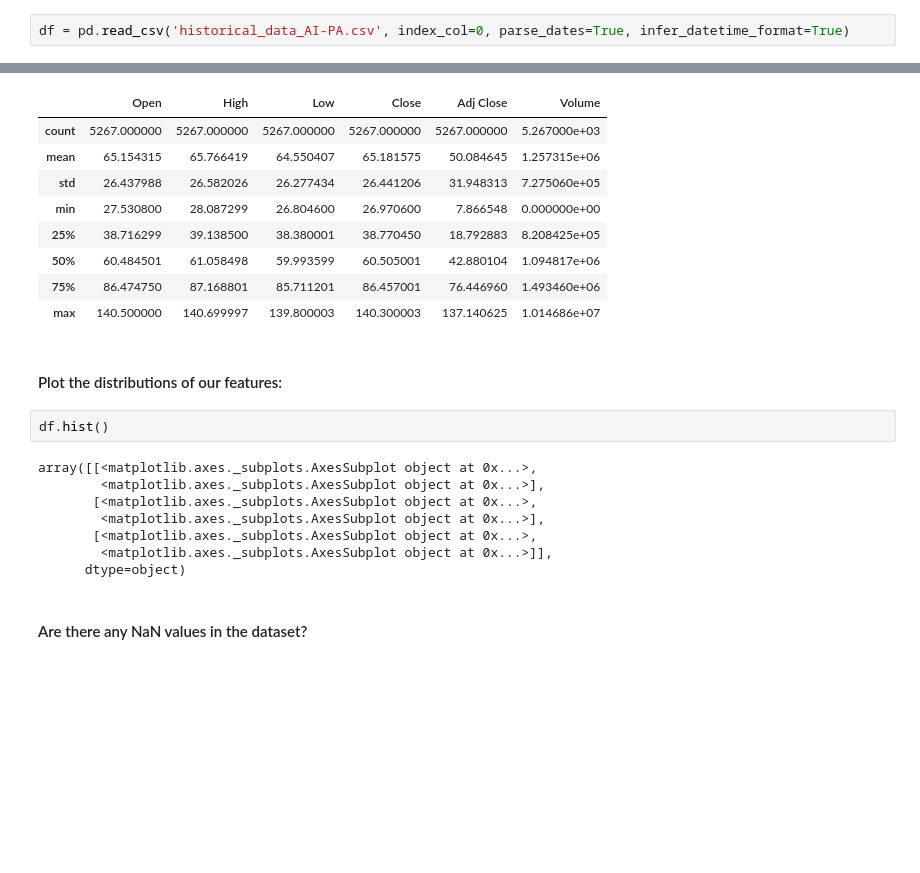
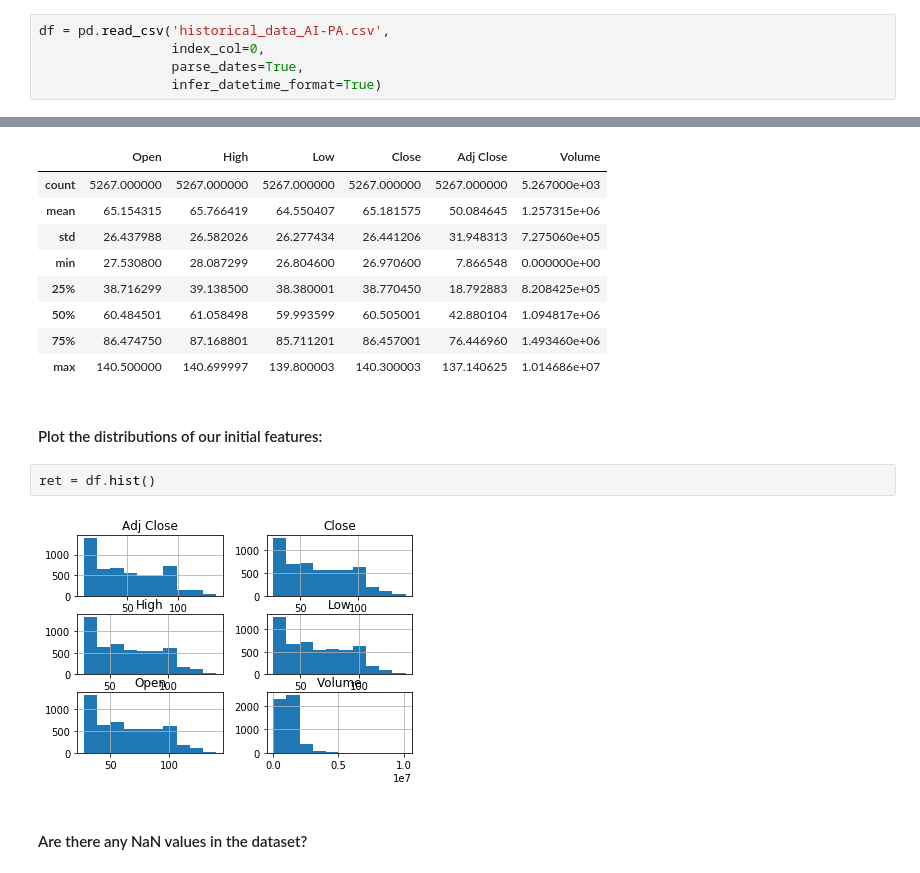
Before and after one commit to jgagnaire/autotrade, a Jupyter notebook: Stock Price Prediction I - Data Exploration and Model Selection.ipynb, the cells around one changed output, grey strips where cells are left out. Drawn from its saved outputs; the diff is of its cells as text; blank space fills up the shorter version.

```diff
--- a/Stock Price Prediction I - Data Exploration and Model Selection.ipynb
+++ b/Stock Price Prediction I - Data Exploration and Model Selection.ipynb
@@ -51,5 +50,8 @@ import json
 # %%
-df = pd.read_csv('historical_data_AI-PA.csv', index_col=0, parse_dates=True, infer_datetime_format=True)
+df = pd.read_csv('historical_data_AI-PA.csv',
+                 index_col=0,
+                 parse_dates=True,
+                 infer_datetime_format=True)
 # %%
 df.head()
 # %% [output]
@@ -85,17 +87,11 @@ df.describe()
 | 75% | 86.474750 | 87.168801 | 85.711201 | 86.457001 | 76.446960 | 1.493460e+06 |
 | max | 140.500000 | 140.699997 | 139.800003 | 140.300003 | 137.140625 | 1.014686e+07 |
 # %% [markdown]
-#### Plot the distributions of our features:
+#### Plot the distributions of our initial features:
-# %%
-df.hist()
-# %% [output]
-array([[<matplotlib.axes._subplots.AxesSubplot object at 0x...>,
-        <matplotlib.axes._subplots.AxesSubplot object at 0x...>],
-       [<matplotlib.axes._subplots.AxesSubplot object at 0x...>,
-        <matplotlib.axes._subplots.AxesSubplot object at 0x...>],
-       [<matplotlib.axes._subplots.AxesSubplot object at 0x...>,
-        <matplotlib.axes._subplots.AxesSubplot object at 0x...>]],
-      dtype=object)
+# %%
+ret = df.hist()
+# %% [output]
+[figure, added]
 # %% [markdown]
 #### Are there any NaN values in the dataset?
 # %%
```
Also changed, not shown: parts of 4 cells of this notebook, 1 other file.
